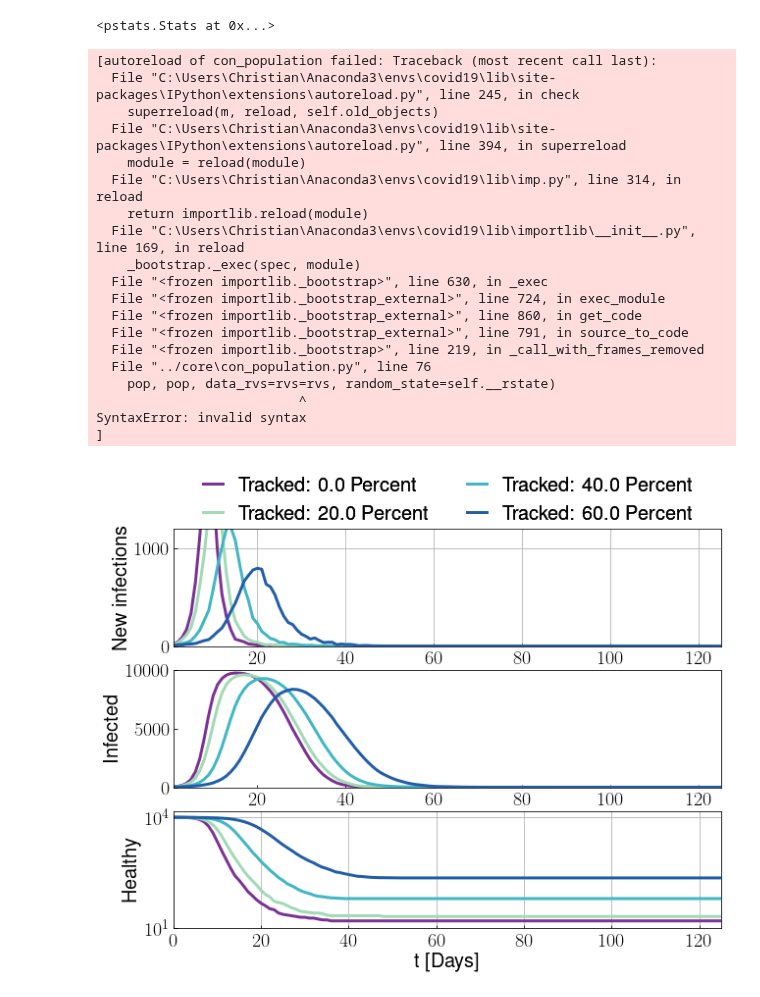
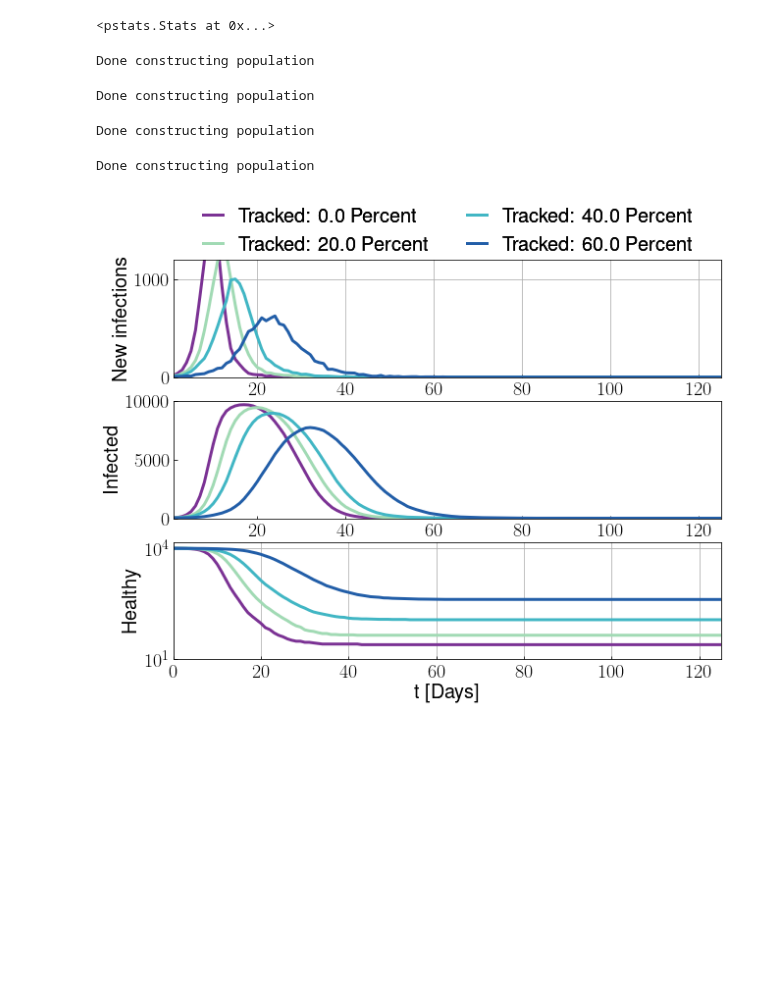
Before and after one commit to chrhck/contagion, a Jupyter notebook: examples/con_contact_tracing.ipynb, the cells around one changed output. Drawn from its saved outputs; the diff is of its cells as text; code cells hidden in the pictures; blank space fills up the shorter version.

```diff
--- a/examples/con_contact_tracing.ipynb
+++ b/examples/con_contact_tracing.ipynb
@@ -31,5 +36,9 @@ from con_config import config
 config["debug_level"] = 0
 infected=10
 config["population size"] = 10000
-contagion = CONTAGION(infected, config=config, rstate=np.random.RandomState(1337))
-#CON_population(10, contagion.log, config, rstate=contagion.rstate)
+config["average social circle"] = 5
+#contagion = CONTAGION(infected, config=config, rstate=np.random.RandomState(1337))
+pr = cProfile.Profile()
+pr.enable()
+pop = CON_population(10000, rstate=np.random.RandomState(1337))
+pr.disable()
@@ -89,3 +52,25 @@ ps.print_stats()
 #print(s.getvalue())
 # %% [output]
 <pstats.Stats at 0x...>
+# %%
+pr = cProfile.Profile()
+config["population size"] = 10000
+config["average social circle"] = 10
+infected=10
+tracking_fractions = [0., 0.2, 0.4, 0.6]
+results = []
+results_infected = []
+all_stats = []
+for tracked_fraction in tqdm(tracking_fractions):
+    config['measures'] = 'contact tracing'
+    config['tracked'] = tracked_fraction
+    contagion = CONTAGION(infected, rstate=np.random.RandomState(1337))
+    # Storing the solutions
+    mc_run = contagion.sim()
+    stats = pd.DataFrame(mc_run.statistics)
+    all_stats.append(stats)
+# %% [output]
+Done constructing population
+Done constructing population
+Done constructing population
+Done constructing population
@@ -96,6 +87,8 @@ fontsize = 20.
 lw=3.
 h_length=1.
 # %%
+
+
 # Infections per time step
 figure, (ax1, ax2, ax3) = plt.subplots(3, 1 ,figsize=(std_size, std_size * 6. / 8.))
 colors = [
@@ -106,7 +99,8 @@ colors = [
 high_x = 125
 #  New infections
 for i, tracked_fraction in enumerate(tracking_fractions):
-    ax1.plot(contagion.t, results[i], color=colors[i],
+    stats = all_stats[i]
+    ax1.plot(contagion.t, stats["succesful_infections"], color=colors[i],
             lw=lw, label='Tracked: %.1f Percent' %(tracked_fraction*100.))
 ax1.set_xlim(1e0, high_x)
 ax1.set_ylim(0., 1200)
@@ -120,54 +114,37 @@ h, l = ax1.get_legend_handles_labels()
 lgd1 = ax1.legend(h,l, loc=9, bbox_to_anchor=(0.5, +1.6),
                  ncol=2, fontsize=fontsize, handlelength=h_length,
                  fancybox=True, frameon=False)
 ax1.add_artist(lgd1)
 ax1.grid(True)
 # Infection total
 for i, tracked_fraction in enumerate(tracking_fractions):
-    ax2.plot(contagion.t, results_infected[i], color=colors[i],
+    stats = all_stats[i]
+    ax2.plot(contagion.t, stats["infected"], color=colors[i],
             lw=lw)
 ax2.set_xlim(1e0, high_x)
 ax2.set_ylim(0., 10000)
 ax2.set_xscale('linear')
 ax2.set_yscale('linear')
 ax2.set_xlabel(r't [Days]', fontsize=fontsize)
 ax2.set_ylabel(r'Infected', fontsize=fontsize)
 ax2.tick_params(axis = 'both', which = 'major', labelsize=fontsize, direction='in')
 ax2.tick_params(axis = 'both', which = 'minor', labelsize=fontsize, direction='in')
 # Healthy
 for i, tracked_fraction in enumerate(tracking_fractions):
+    stats = all_stats[i]
     ax3.plot(contagion.t,
-             config['population size'] - np.cumsum(results[i]),
+             stats["healthy"],
              lw=lw, color=colors[i],)
 ax3.set_xlim(0., high_x)
-ax3.set_ylim(1e1, 1.5e4)
+ax3.set_ylim(10, 1.5e4)
 ax3.set_xscale('linear')
 ax3.set_yscale('log')
 ax3.set_xlabel(r't [Days]', fontsize=fontsize)
 ax3.set_ylabel(r'Healthy', fontsize=fontsize)
 ax3.tick_params(axis = 'both', which = 'major', labelsize=fontsize, direction='in')
 ax3.tick_params(axis = 'both', which = 'minor', labelsize=fontsize, direction='in')
 ax3.grid(True)
 plt.show()
 # %% [output]
-[autoreload of con_population failed: Traceback (most recent call last):
-  File "C:\Users\Christian\Anaconda3\envs\covid19\lib\site-packages\IPython\extensions\autoreload.py", line 245, in check
-    superreload(m, reload, self.old_objects)
-  File "C:\Users\Christian\Anaconda3\envs\covid19\lib\site-packages\IPython\extensions\autoreload.py", line 394, in superreload
-    module = reload(module)
-  File "C:\Users\Christian\Anaconda3\envs\covid19\lib\imp.py", line 314, in reload
-    return importlib.reload(module)
-  File "C:\Users\Christian\Anaconda3\envs\covid19\lib\importlib\__init__.py", line 169, in reload
-    _bootstrap._exec(spec, module)
-  File "<frozen importlib._bootstrap>", line 630, in _exec
-  File "<frozen importlib._bootstrap_external>", line 724, in exec_module
-  File "<frozen importlib._bootstrap_external>", line 860, in get_code
-  File "<frozen importlib._bootstrap_external>", line 791, in source_to_code
-  File "<frozen importlib._bootstrap>", line 219, in _call_with_frames_removed
-  File "../core\con_population.py", line 76
-    pop, pop, data_rvs=rvs=rvs, random_state=self.__rstate)
-                          ^
-SyntaxError: invalid syntax
-]
-[figure, old version]
+[figure, new version]
 # %%
```
Also changed, not shown: parts of 9 cells of this notebook, 4 other files.
